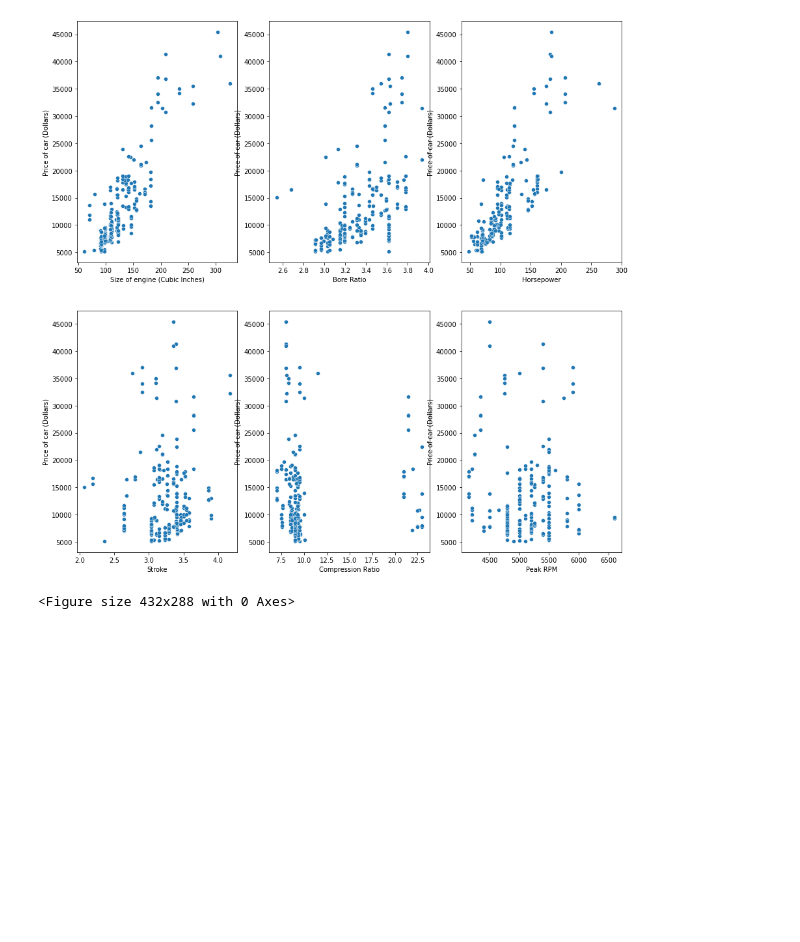
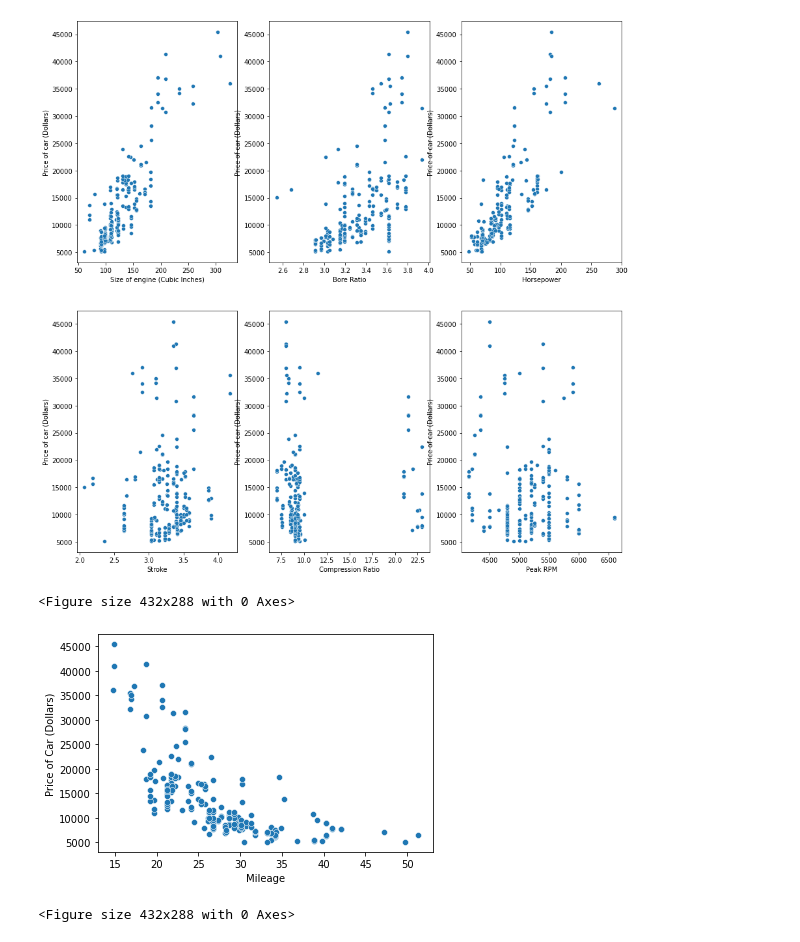
Before and after one commit to aastha2403/Car-Price-Prediction, a Jupyter notebook: Car price prediction.ipynb, the cells around one changed output. Saved outputs shown, nothing was run; the diff lists cells and outputs as text; code cells hidden in the pictures; blank space fills up the shorter version.

```diff
--- a/Car price prediction.ipynb
+++ b/Car price prediction.ipynb
@@ -276,5 +276,5 @@ df.head()
 # %%
-df['brand category'] = df['brand_avg_price'].apply(lambda x : "Budget" if x < 10000
+df['brand_category'] = df['brand_avg_price'].apply(lambda x : "Budget" if x < 10000
                                                                        else
                                                                        ("Mid Range" if 10000 <= x < 20000 else " Luxury"))
 # %%
@@ -512,0 +517,15 @@ mp.tight_layout()
+# %%
+# City Mileage and Highway Mileage
+# A single variable mileage can be calculated taking the weighted average of 55% city and 45% highways.
+df['mileage'] = df['citympg']*0.55 + df['highwaympg']*0.45
+# %%
+# To see how price varies with mileage.
+
+plot1 = sb.scatterplot(x = 'mileage', y = 'price', data = df)
+plot1.set_xlabel('Mileage')
+plot1.set_ylabel('Price of Car (Dollars)')
+mp.show()
+mp.tight_layout()
+# %% [output]
+[figure, added]
+<Figure size 432x288 with 0 Axes>
```
Also changed, not shown: parts of 55 cells of this notebook.
